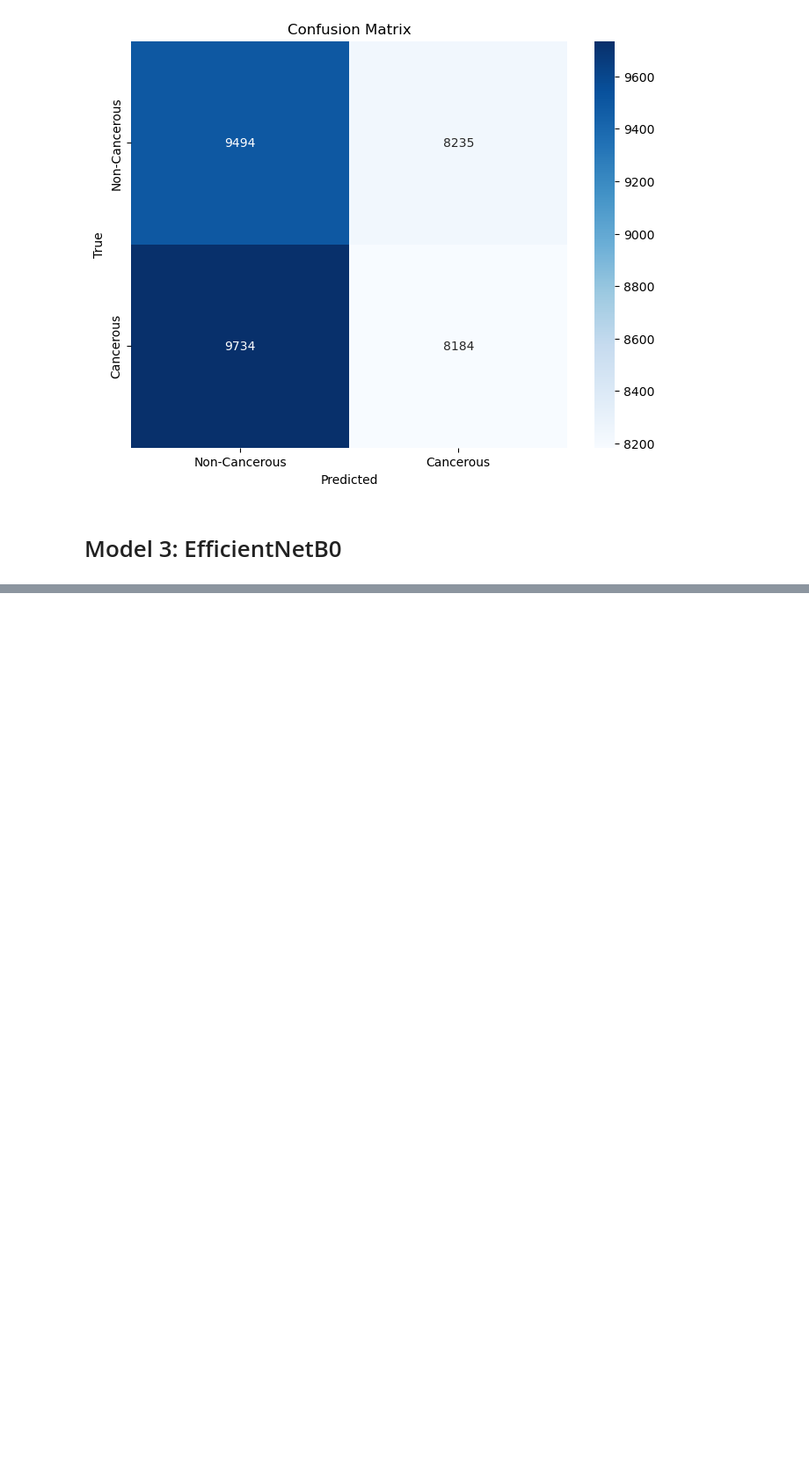
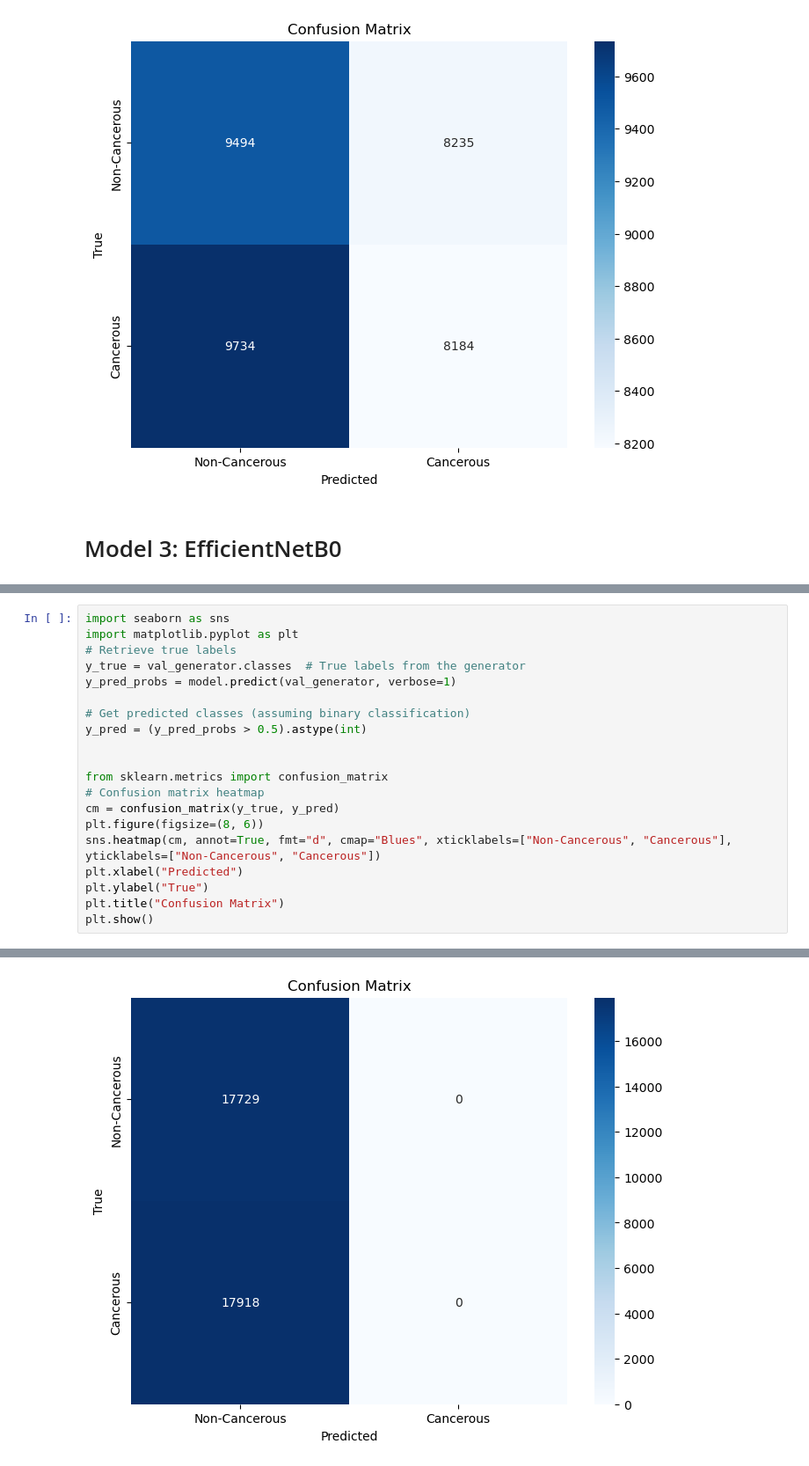
Before and after one commit to TRMaram/DL_Pipeline, a Jupyter notebook: Copie_de_Cancer_detection.ipynb, the cells around one changed output, grey strips where cells are left out. Shown at 88% size. Saved outputs shown, nothing was run; the diff lists cells and outputs as text; blank space fills up the shorter version.

```diff
--- a/Copie_de_Cancer_detection.ipynb
+++ b/Copie_de_Cancer_detection.ipynb
@@ -596,0 +584,21 @@ model.evaluate(validation_generator)
+# %%
+import seaborn as sns
+import matplotlib.pyplot as plt
+# Retrieve true labels
+y_true = val_generator.classes  # True labels from the generator
+y_pred_probs = model.predict(val_generator, verbose=1)
+
+# Get predicted classes (assuming binary classification)
+y_pred = (y_pred_probs > 0.5).astype(int)
+
+
+from sklearn.metrics import confusion_matrix
+# Confusion matrix heatmap
+cm = confusion_matrix(y_true, y_pred)
+plt.figure(figsize=(8, 6))
+sns.heatmap(cm, annot=True, fmt="d", cmap="Blues", xticklabels=["Non-Cancerous", "Cancerous"], yticklabels=["Non-Cancerous", "Cancerous"])
+plt.xlabel("Predicted")
+plt.ylabel("True")
+plt.title("Confusion Matrix")
+plt.show()
+# %% [output]
@@ -596,0 +606 @@ model.evaluate(validation_generator)
+[figure, added]
```
Also changed, not shown: parts of 7 cells of this notebook.
